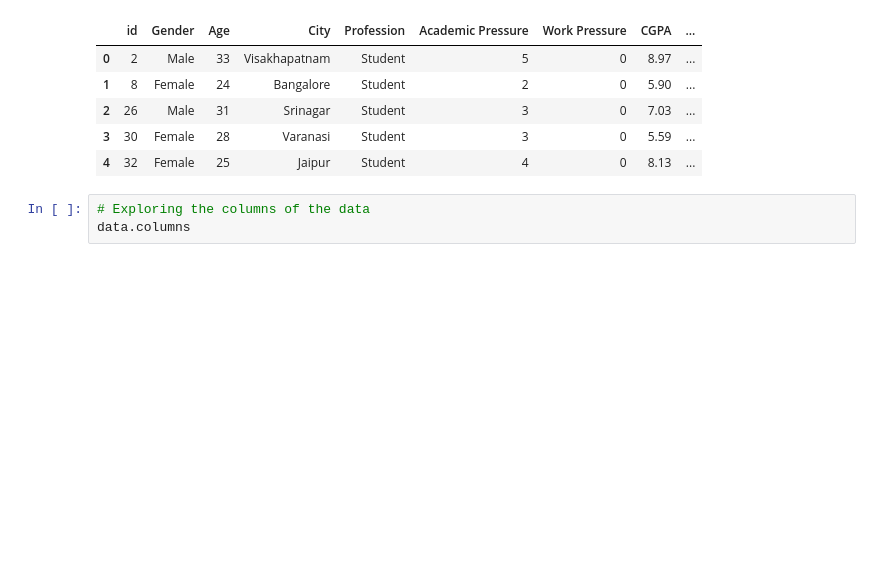
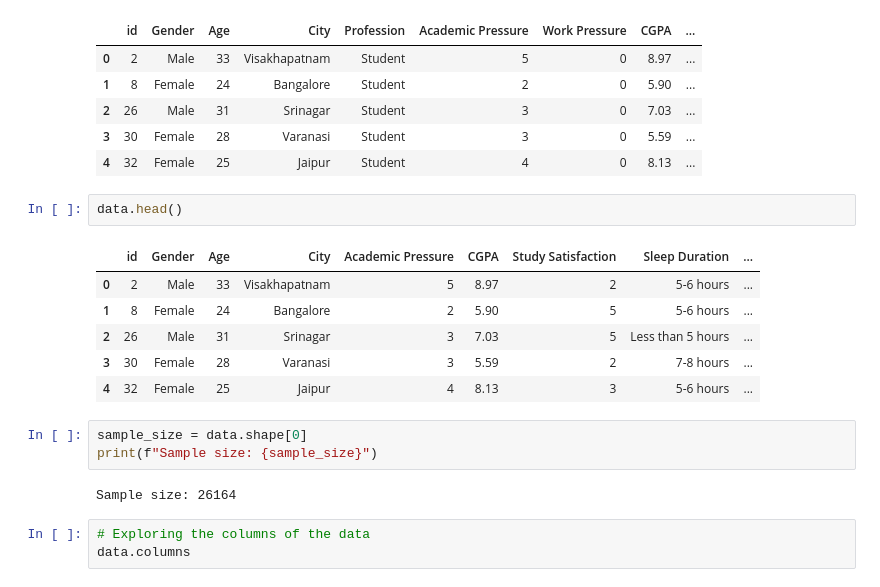
Before and after one commit to tr-ggr/MentalHealthStudents_AppliedAI, a Jupyter notebook: main.ipynb, the cells around one changed output. Saved outputs shown, nothing was run; the diff lists cells and outputs as text; blank space fills up the shorter version.

```diff
--- a/main.ipynb
+++ b/main.ipynb
@@ -41,6 +41,20 @@ data.head()
 | 2 | 26 | Male | 31 | Srinagar | Student | 3 | 0 | 7.03 | ... |
 | 3 | 30 | Female | 28 | Varanasi | Student | 3 | 0 | 5.59 | ... |
 | 4 | 32 | Female | 25 | Jaipur | Student | 4 | 0 | 8.13 | ... |
+# %%
+data.head()
+# %% [output]
+|  | id | Gender | Age | City | Academic Pressure | CGPA | Study Satisfaction | Sleep Duration | ... |
+| 0 | 2 | Male | 33 | Visakhapatnam | 5 | 8.97 | 2 | 5-6 hours | ... |
+| 1 | 8 | Female | 24 | Bangalore | 2 | 5.90 | 5 | 5-6 hours | ... |
+| 2 | 26 | Male | 31 | Srinagar | 3 | 7.03 | 5 | Less than 5 hours | ... |
+| 3 | 30 | Female | 28 | Varanasi | 3 | 5.59 | 2 | 7-8 hours | ... |
+| 4 | 32 | Female | 25 | Jaipur | 4 | 8.13 | 3 | 5-6 hours | ... |
+# %%
+sample_size = data.shape[0]
+print(f"Sample size: {sample_size}")
+# %% [output]
+Sample size: 26164
 # %%
 # Exploring the columns of the data
 data.columns
```
Also changed, not shown: parts of 8 cells of this notebook.
